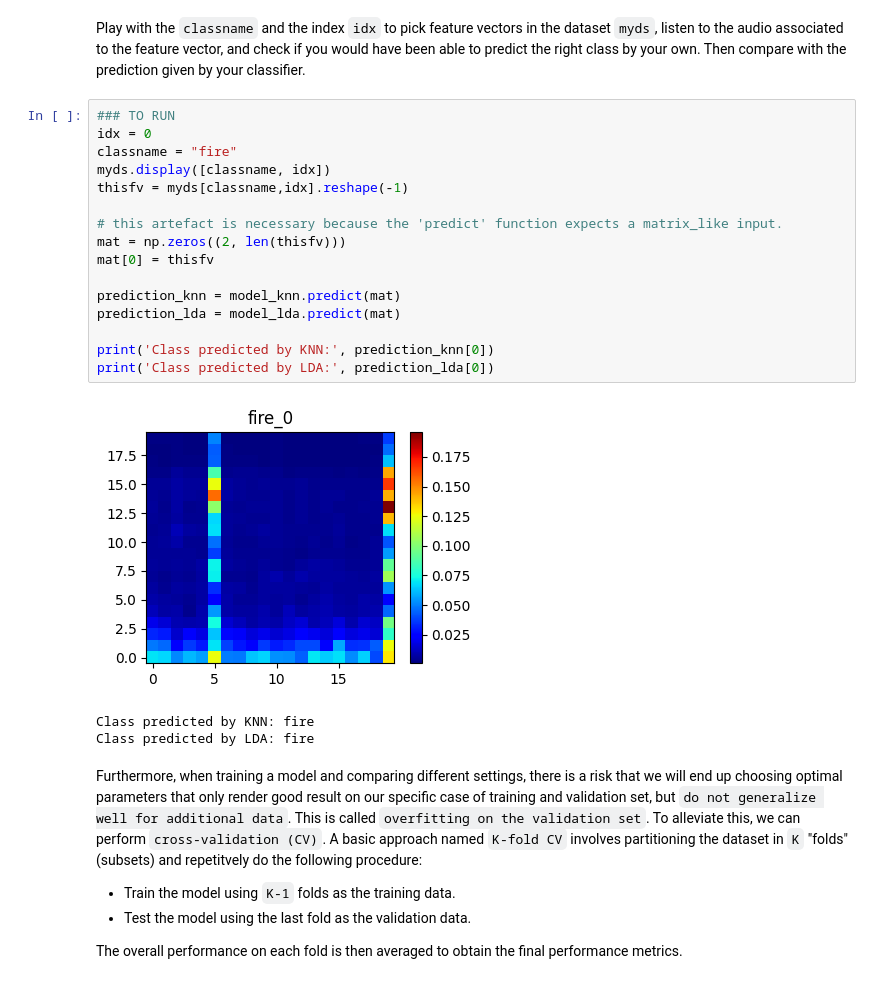
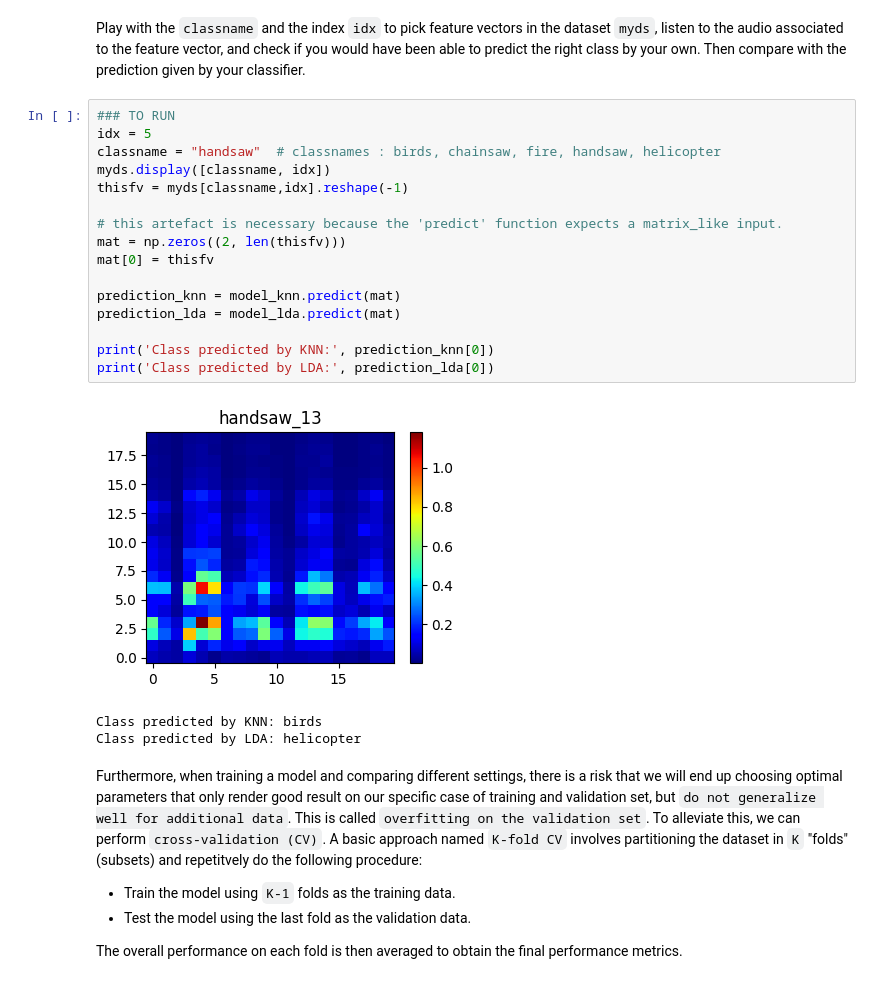
Before and after one commit to colinrenard/LELEC210X, a Jupyter notebook: classification/hands_on_classif2_audio.ipynb, the cells around one changed output. Drawn from its saved outputs; the diff is of its cells as text.

```diff
--- a/classification/hands_on_classif2_audio.ipynb
+++ b/classification/hands_on_classif2_audio.ipynb
@@ -193,24 +184,24 @@ Accuracy of LDA with fixed train/validation sets : 36.7%
 Play with the ``classname`` and the index ``idx`` to pick feature vectors in the dataset ``myds``, listen to the audio associated to the feature vector, and check if you would have been able to predict the right class by your own. Then compare with the prediction given by your classifier.
 # %%
 ### TO RUN
-idx = 0
-classname = "fire"
+idx = 5
+classname = "handsaw"  # classnames : birds, chainsaw, fire, handsaw, helicopter
 myds.display([classname, idx])
 thisfv = myds[classname,idx].reshape(-1)
 
 # this artefact is necessary because the 'predict' function expects a matrix_like input.
 mat = np.zeros((2, len(thisfv)))
 mat[0] = thisfv
 
 prediction_knn = model_knn.predict(mat)
 prediction_lda = model_lda.predict(mat)
 
 print('Class predicted by KNN:', prediction_knn[0])
 print('Class predicted by LDA:', prediction_lda[0])
 # %% [output]
-[figure, old version]
+[figure, new version]
-Class predicted by KNN: fire
-Class predicted by LDA: fire
+Class predicted by KNN: birds
+Class predicted by LDA: helicopter
 # %% [markdown]
 Furthermore, when training a model and comparing different settings, there is a risk that we will end up choosing optimal parameters that only render good result on our specific case of training and validation set, but ``do not generalize well for additional data``. This is called ``overfitting on the validation set``. To alleviate this, we can perform ``cross-validation (CV)``. A basic approach named ``K-fold CV`` involves partitioning the dataset in ``K`` "folds" (subsets) and repetitvely do the following procedure:
 
```
Also changed, not shown: parts of 21 cells of this notebook, 1 other file.
